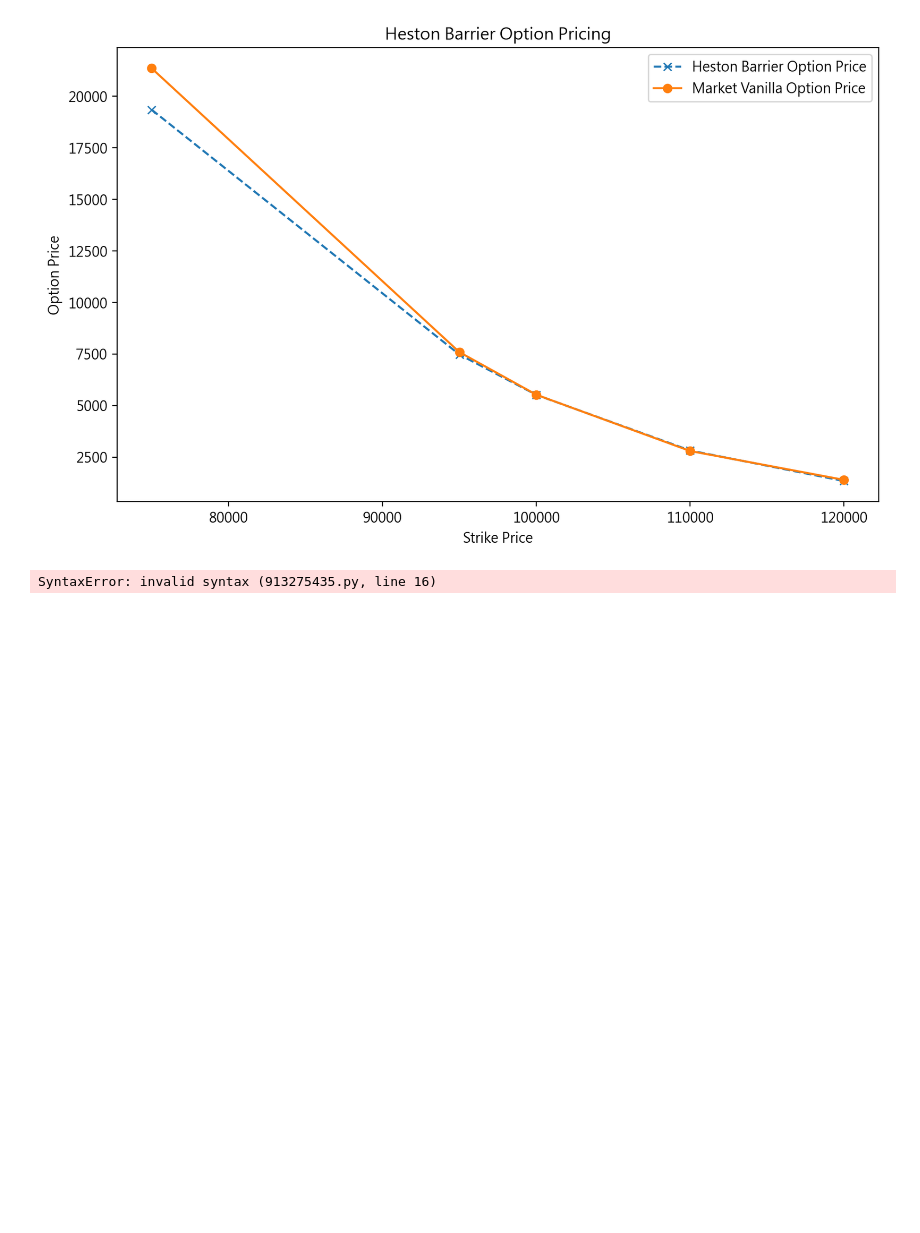
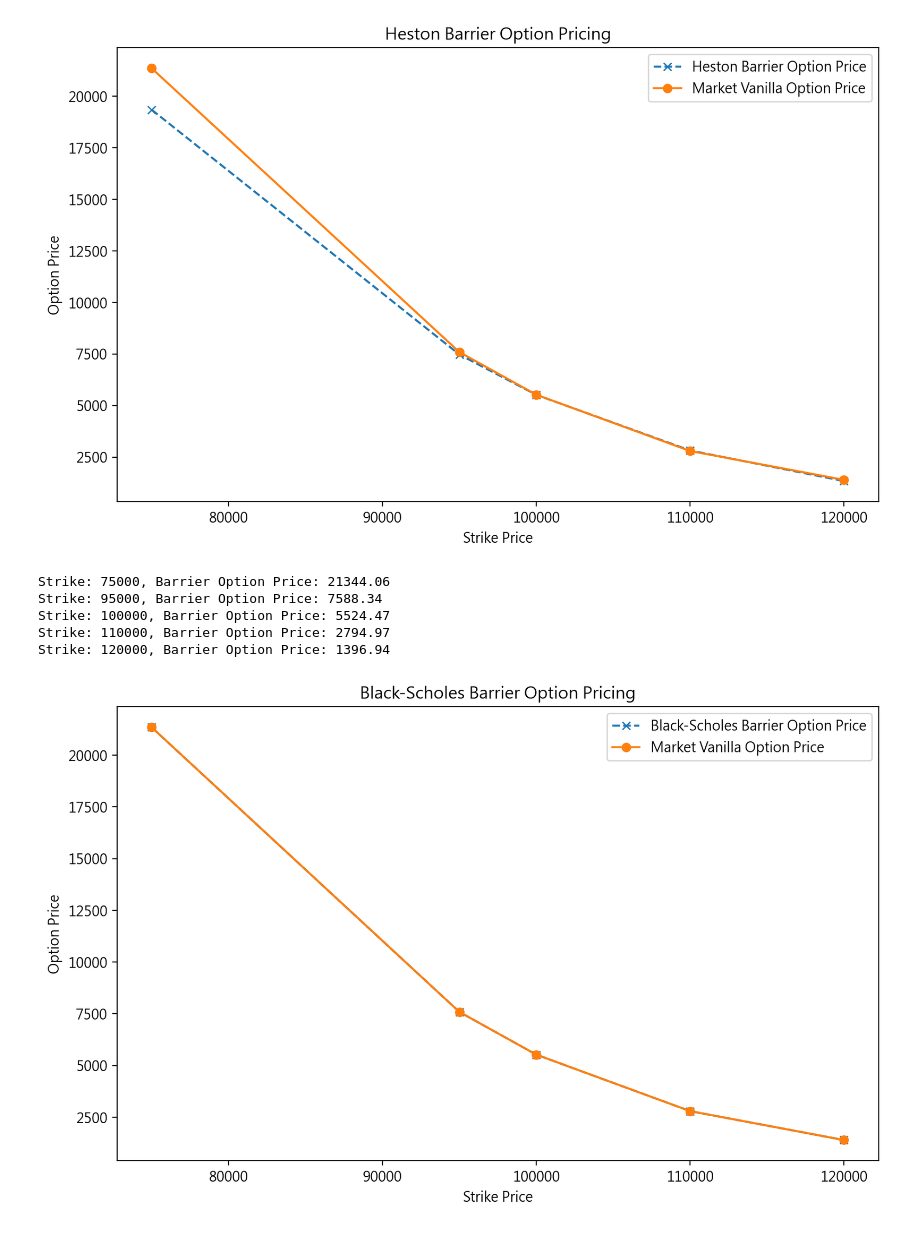
Before and after one commit to Jeremy0827/finance_project, a Jupyter notebook: HSM+Calibration.ipynb, the cells around one changed output. Drawn from its saved outputs; the diff is of its cells as text; code cells hidden in the pictures; blank space fills up the shorter version.

Commit message:
Barrier option pricing ver.2

```diff
--- a/HSM+Calibration.ipynb
+++ b/HSM+Calibration.ipynb
@@ -307,65 +307,57 @@ plt.show()
     120000 |          1396.9 |          1339.3
 [figure]
 # %%
-import QuantLib as ql
-import datetime
-import numpy as np
+
 import matplotlib.pyplot as plt
+
 S0 = 93799.067
-
 K = [75000, 95000, 100000, 110000, 120000]
 implied_vols = [0.51148415, 0.4310441, 0.42707086, 0.42592227, 0.43286622]
 T = 85 / 365
 r = 0.03639
 sigma = [0.51148415, 0.4310441, 0.42707086, 0.42592227, 0.43286622]
 
 def b_s_engine(option_type, S0, K, T, r, sigma):
-
-   barrier_type = ql.Barrier.DownOut
-barrier_level =
-rebate = 0.0
-maturity = ql.Date(27,ql.March,2026)
-strikes = [75000, 95000, 100000, 110000, 120000]
-
-
-
-
     day_count = ql.Actual365Fixed()
     calendar = ql.NullCalendar()
     settlement_date = calendar.adjust(ql.Date.todaysDate())
-    maturity_date = settlement_date + int(T * 365)
+    maturity_date = settlement_date + ql.Period(int(round(T * 365)), ql.Days)
     ql.Settings.instance().evaluationDate = settlement_date
 
-
+    payoff = ql.PlainVanillaPayoff(option_type, K)
     exercise = ql.EuropeanExercise(maturity_date)
     option = ql.VanillaOption(payoff, exercise)
-
 
     spot_handle = ql.QuoteHandle(ql.SimpleQuote(S0))
     dividend_ts = ql.YieldTermStructureHandle(ql.FlatForward(settlement_date, 0.0, day_count))
     risk_free_ts = ql.YieldTermStructureHandle(ql.FlatForward(settlement_date, r, day_count))
-    flat_vol_ts = ql.BlackVolTermStructureHandle(ql.BlackConstantVol(settlement_date, calendar, sigma, day_count))
-
+    flat_vol_ts = ql.BlackVolTermStructureHandle(
+        ql.BlackConstantVol(settlement_date, calendar, sigma, day_count)
+    )
     bsm_process = ql.BlackScholesMertonProcess(spot_handle, dividend_ts, risk_free_ts, flat_vol_ts)
 
+    option.setPricingEngine(ql.AnalyticEuropeanEngine(bsm_process))
+    return option.NPV()
 
-    option.setPricingEngine(ql.AnalyticEuropeanEngine(bsm_process))
+barrier_prices = []
 
-    return option.NPV()
-avg= 0.0
-
-print("Option Prices:")
-print("%15s %15s %15s" % ("Strikes", "Implied Vol", "market Price"))
-print("="*100)
 for i in range(len(K)):
     price = b_s_engine(ql.Option.Call, S0, K[i], T, r, sigma[i])
-    print("%15s %15s %15s " % (K[i], implied_vols[i], round(price,1)))
-    avg += abs(err)*100/len(K)
+    barrier_prices.append(price)
+    print(f"Strike: {K[i]}, Barrier Option Price: {price:.2f}")
 
-
-errors = []
-for i in range(len(K)):
-    mdl = b_s_engine(ql.Option.Call, S0, K[i], T, r, sigma[i])
-    errors.append(abs(implied_vols[i] - mdl) / implied_vols[i])
+plt.figure(figsize=(10, 6), dpi=200)
+plt.plot(K, barrier_prices, linestyle='--', label='Black-Scholes Barrier Option Price', marker='x')
+plt.plot(K, call_prices, linestyle='-', label='Market Vanilla Option Price', marker='o')
+plt.xlabel('Strike Price')
+plt.ylabel('Option Price')
+plt.title('Black-Scholes Barrier Option Pricing')
+plt.legend()
+plt.show()
 # %% [output]
-SyntaxError: invalid syntax (913275435.py, line 16)
+Strike: 75000, Barrier Option Price: 21344.06
+Strike: 95000, Barrier Option Price: 7588.34
+Strike: 100000, Barrier Option Price: 5524.47
+Strike: 110000, Barrier Option Price: 2794.97
+Strike: 120000, Barrier Option Price: 1396.94
+[figure, added]
```
